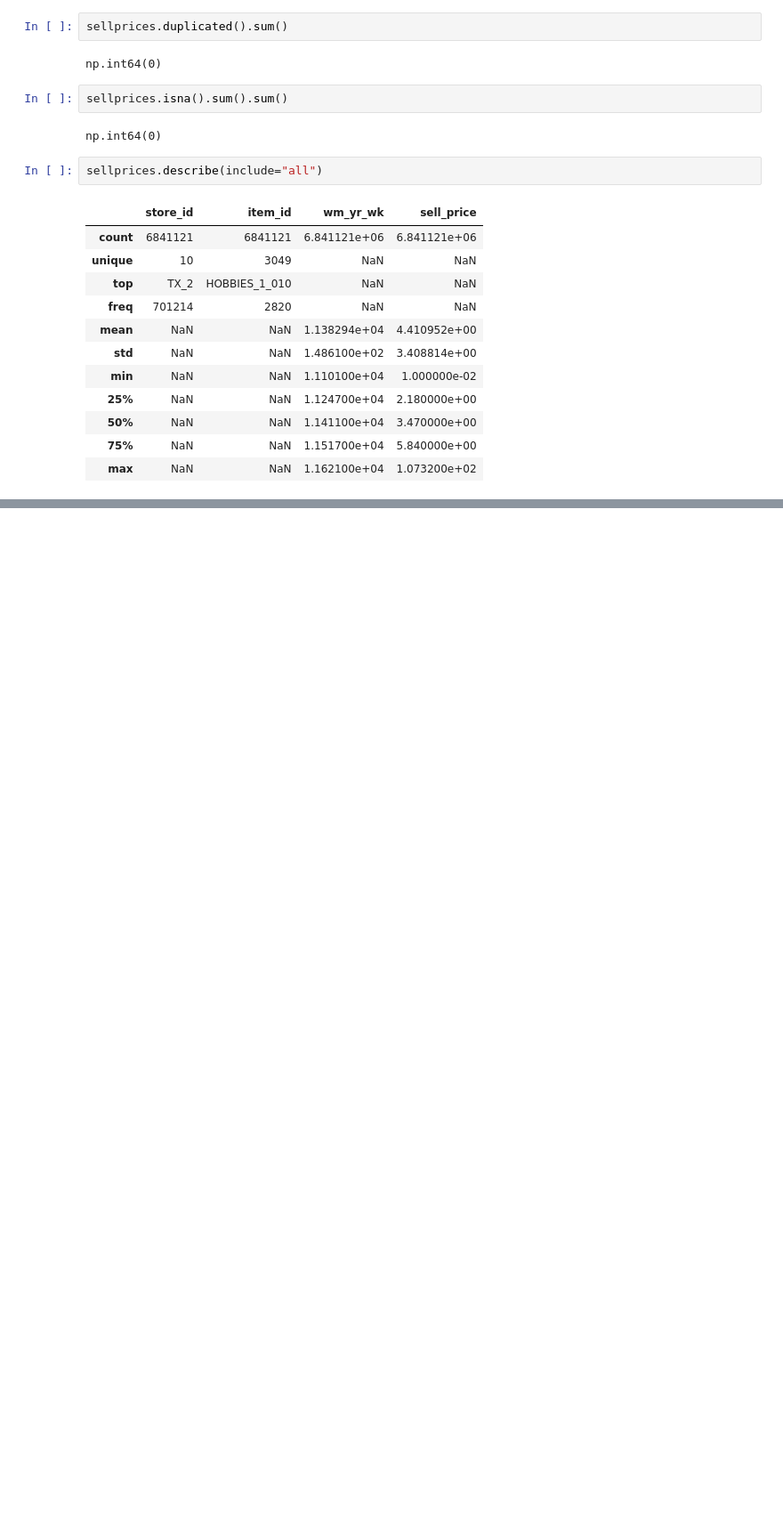
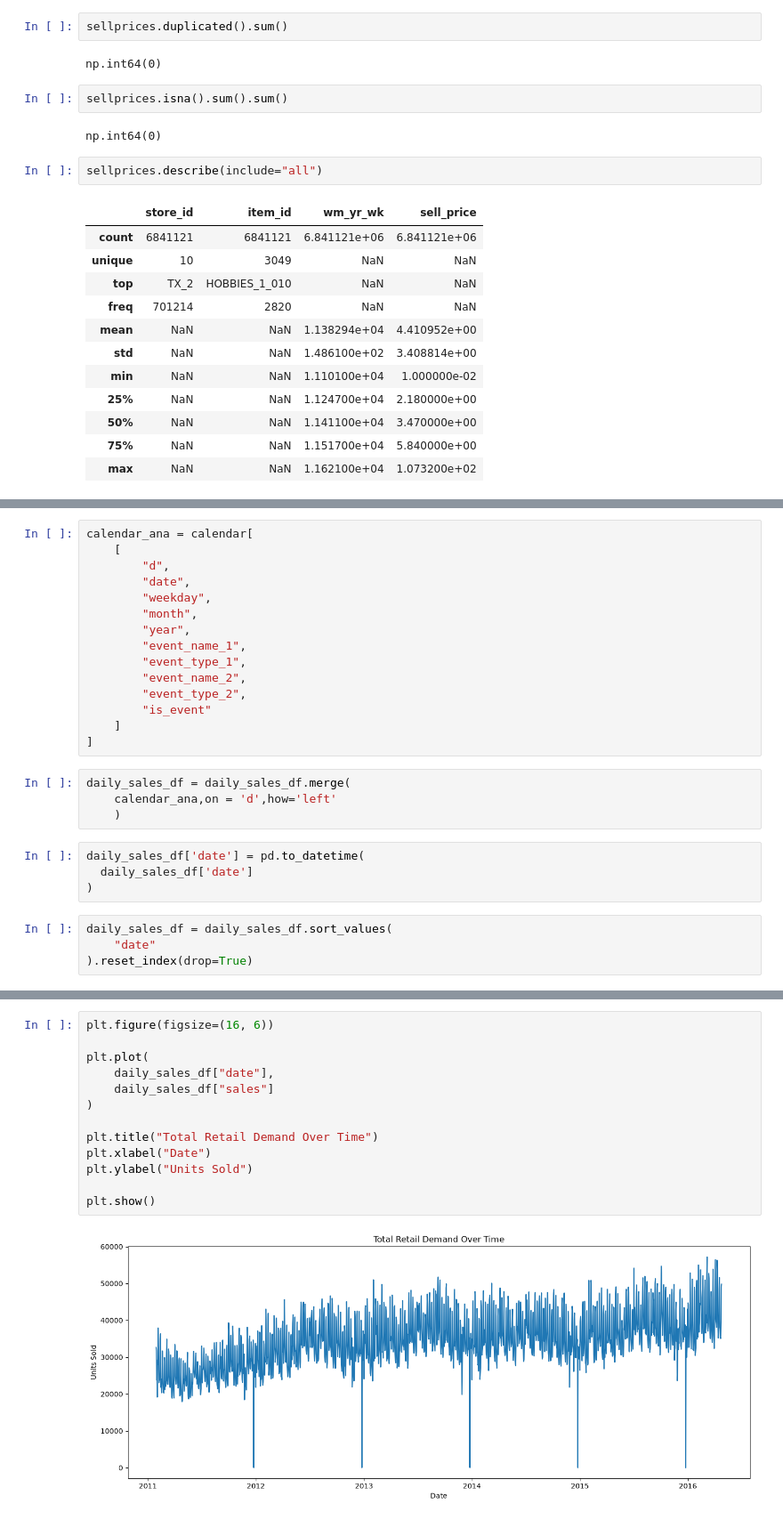
Before and after one commit to anchitkaushal/Retail_Demand_Forecasting_and_Fraud_Detection_System, a Jupyter notebook: notebooks/eda/eda_and_seasonality.ipynb, the cells around one changed output, grey strips where cells are left out. Shown at 89% size. Cells and saved outputs as stored; diff of their text form; blank space fills up the shorter version.

```diff
--- a/notebooks/eda/eda_and_seasonality.ipynb
+++ b/notebooks/eda/eda_and_seasonality.ipynb
@@ -251,0 +319,27 @@ sellprices.describe(include="all")
+# %%
+calendar_ana = calendar[
+    [
+        "d",
+        "date",
+        "weekday",
+        "month",
+        "year",
+        "event_name_1",
+        "event_type_1",
+        "event_name_2",
+        "event_type_2",
+        "is_event"
+    ]
+]
+# %%
+daily_sales_df = daily_sales_df.merge(
+    calendar_ana,on = 'd',how='left'
+    )
+# %%
+daily_sales_df['date'] = pd.to_datetime(
+  daily_sales_df['date']
+)
+# %%
+daily_sales_df = daily_sales_df.sort_values(
+    "date"
+).reset_index(drop=True)
@@ -251,0 +365,15 @@ sellprices.describe(include="all")
+# %%
+plt.figure(figsize=(16, 6))
+
+plt.plot(
+    daily_sales_df["date"],
+    daily_sales_df["sales"]
+)
+
+plt.title("Total Retail Demand Over Time")
+plt.xlabel("Date")
+plt.ylabel("Units Sold")
+
+plt.show()
+# %% [output]
+[figure, added]
```
Also changed, not shown: parts of 65 cells of this notebook, 2 other files.
